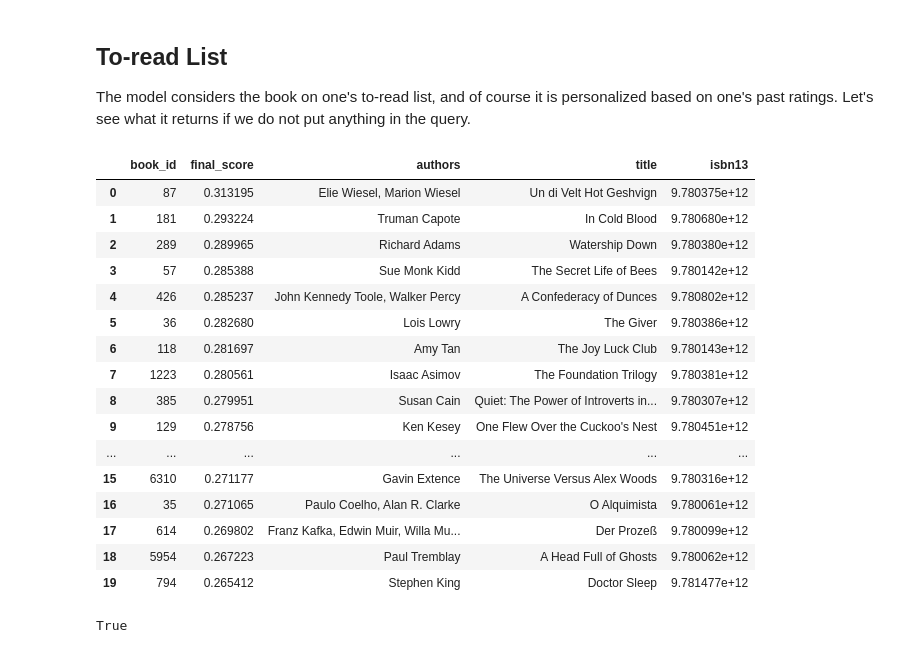
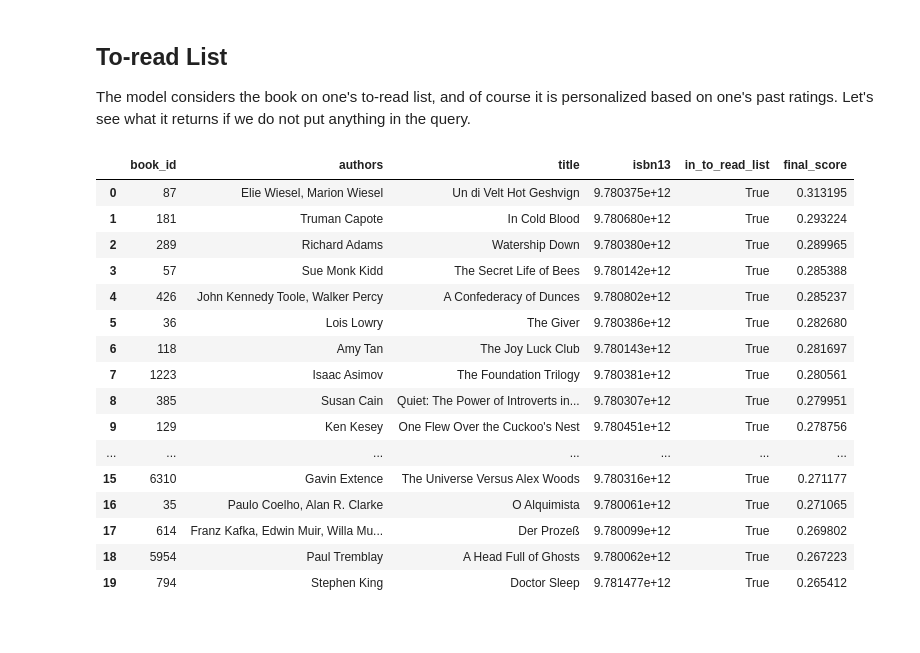
Before and after one commit to alanwmy00/PersonalizedBookSearch, a Jupyter notebook: Demo.ipynb, the cells around one changed output. Drawn from its saved outputs; the diff is of its cells as text; code cells hidden in the pictures.

```diff
--- a/Demo.ipynb
+++ b/Demo.ipynb
@@ -105,23 +154,3 @@ p2.head()
 The model considers the book on one's to-read list, and of course it is personalized based on one's past ratings. Let's see what it returns if we do not put anything in the query.
 # %%
 res3 = search_eng.query(user_id=309, text="", K=10_000, save_res=False)
-# %%
-res3.head(20)
-# %% [output]
-|  | book_id | final_score | authors | title | isbn13 |
-| 0 | 87 | 0.313195 | Elie Wiesel, Marion Wiesel | Un di Velt Hot Geshvign | 9.780375e+12 |
-| 1 | 181 | 0.293224 | Truman Capote | In Cold Blood | 9.780680e+12 |
-| 2 | 289 | 0.289965 | Richard Adams | Watership Down | 9.780380e+12 |
-| 3 | 57 | 0.285388 | Sue Monk Kidd | The Secret Life of Bees | 9.780142e+12 |
-| 4 | 426 | 0.285237 | John Kennedy Toole, Walker Percy | A Confederacy of Dunces | 9.780802e+12 |
-| 5 | 36 | 0.282680 | Lois Lowry | The Giver | 9.780386e+12 |
-| 6 | 118 | 0.281697 | Amy Tan | The Joy Luck Club | 9.780143e+12 |
-| 7 | 1223 | 0.280561 | Isaac Asimov | The Foundation Trilogy | 9.780381e+12 |
-| 8 | 385 | 0.279951 | Susan Cain | Quiet: The Power of Introverts in... | 9.780307e+12 |
-| 9 | 129 | 0.278756 | Ken Kesey | One Flew Over the Cuckoo's Nest | 9.780451e+12 |
-| ... | ... | ... | ... | ... | ... |
-| 15 | 6310 | 0.271177 | Gavin Extence | The Universe Versus Alex Woods | 9.780316e+12 |
-| 16 | 35 | 0.271065 | Paulo Coelho, Alan R. Clarke | O Alquimista | 9.780061e+12 |
-| 17 | 614 | 0.269802 | Franz Kafka, Edwin Muir, Willa Mu... | Der Prozeß | 9.780099e+12 |
-| 18 | 5954 | 0.267223 | Paul Tremblay | A Head Full of Ghosts | 9.780062e+12 |
-| 19 | 794 | 0.265412 | Stephen King | Doctor Sleep | 9.781477e+12 |
@@ -132,4 +157,20 @@ to_read309 = set(to_read[to_read.user_id==309].book_id)
 # %%
-np.all([x in to_read309 for x in res3.head(20).book_id]) # Top 20 recommended books are all in user 309's to-read list!
+res3.head(20) # Top 20 recommended books are all in user 309's to-read list!
 # %% [output]
-True
+|  | book_id | authors | title | isbn13 | in_to_read_list | final_score |
+| 0 | 87 | Elie Wiesel, Marion Wiesel | Un di Velt Hot Geshvign | 9.780375e+12 | True | 0.313195 |
+| 1 | 181 | Truman Capote | In Cold Blood | 9.780680e+12 | True | 0.293224 |
+| 2 | 289 | Richard Adams | Watership Down | 9.780380e+12 | True | 0.289965 |
+| 3 | 57 | Sue Monk Kidd | The Secret Life of Bees | 9.780142e+12 | True | 0.285388 |
+| 4 | 426 | John Kennedy Toole, Walker Percy | A Confederacy of Dunces | 9.780802e+12 | True | 0.285237 |
+| 5 | 36 | Lois Lowry | The Giver | 9.780386e+12 | True | 0.282680 |
+| 6 | 118 | Amy Tan | The Joy Luck Club | 9.780143e+12 | True | 0.281697 |
+| 7 | 1223 | Isaac Asimov | The Foundation Trilogy | 9.780381e+12 | True | 0.280561 |
+| 8 | 385 | Susan Cain | Quiet: The Power of Introverts in... | 9.780307e+12 | True | 0.279951 |
+| 9 | 129 | Ken Kesey | One Flew Over the Cuckoo's Nest | 9.780451e+12 | True | 0.278756 |
+| ... | ... | ... | ... | ... | ... | ... |
+| 15 | 6310 | Gavin Extence | The Universe Versus Alex Woods | 9.780316e+12 | True | 0.271177 |
+| 16 | 35 | Paulo Coelho, Alan R. Clarke | O Alquimista | 9.780061e+12 | True | 0.271065 |
+| 17 | 614 | Franz Kafka, Edwin Muir, Willa Mu... | Der Prozeß | 9.780099e+12 | True | 0.269802 |
+| 18 | 5954 | Paul Tremblay | A Head Full of Ghosts | 9.780062e+12 | True | 0.267223 |
+| 19 | 794 | Stephen King | Doctor Sleep | 9.781477e+12 | True | 0.265412 |
```
Also changed, not shown: parts of 14 cells of this notebook, 10 other files.
